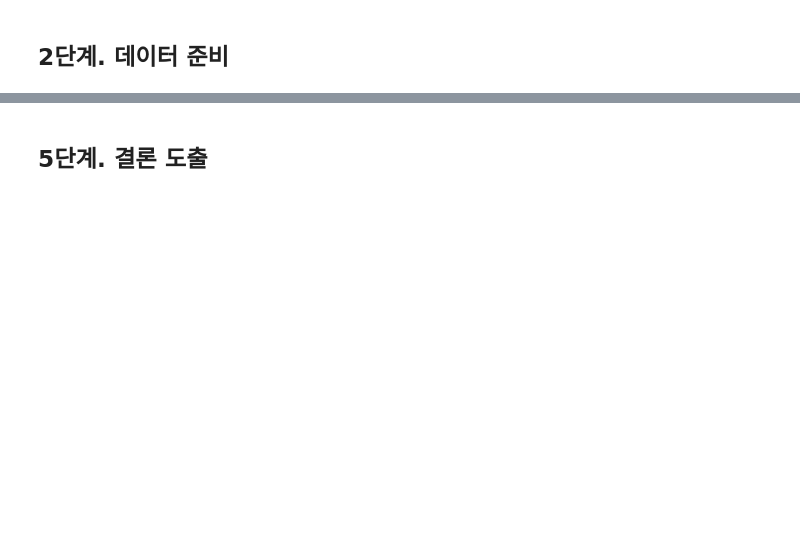
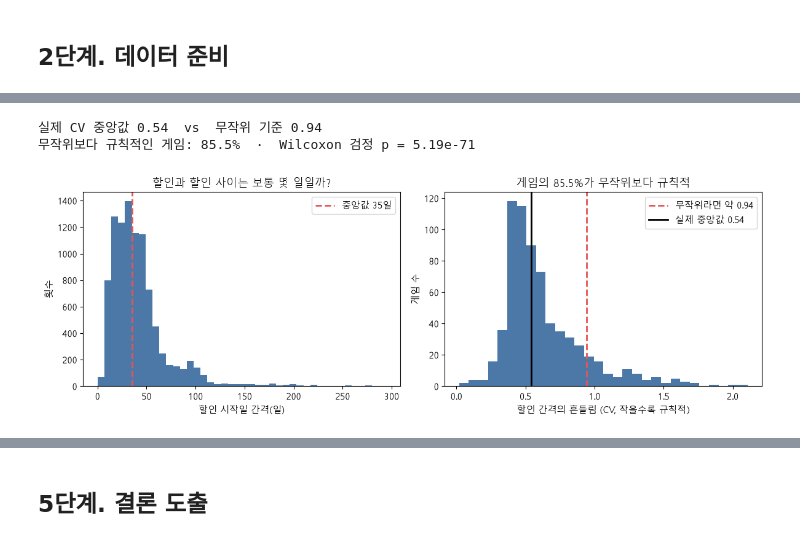
Before and after one commit to jyk222000/game-nuri, a Jupyter notebook: analysis/notebooks/01_할인패턴_예측.ipynb, the cells around one changed output, grey strips where cells are left out. Saved outputs shown, nothing was run; the diff lists cells and outputs as text; code cells hidden in the pictures; blank space fills up the shorter version.

```diff
--- a/analysis/notebooks/01_할인패턴_예측.ipynb
+++ b/analysis/notebooks/01_할인패턴_예측.ipynb
@@ -374,0 +44,8 @@ except ImportError:
+# %%
+games = pd.read_csv(ROOT / "analysis" / "game_list" / "games_1000.csv", encoding="utf-8-sig")
+games["name_ko"] = games.name_ko.fillna(games.name)
+prices = load_price_history(games.game_id.tolist())
+
+print(f"가격 이력 {len(prices):,}행 · 게임 {prices.game_id.nunique():,}개 · "
+      f"{prices.collected_at.min():%Y-%m-%d} ~ {prices.collected_at.max():%Y-%m-%d}")
+prices.head()
@@ -374,0 +94,12 @@ except ImportError:
+# %%
+MIN_EVENTS = 4   # 간격이 3개 이상 나오는 게임만 규칙성·예측 분석에 쓴다
+
+gap_rows = []
+for gid, ev in events.items():
+    if len(ev) >= MIN_EVENTS:
+        gaps = ev.start.diff().dt.days.dropna().to_numpy()                       # 할인 시작일 사이의 간격(일)
+        gap_rows.append({"game_id": gid, "n_events": len(ev), "gaps": gaps, "mean_gap": gaps.mean(),
+                         "cv": gaps.std(ddof=1) / gaps.mean()})                  # 변동계수 = 흔들림 ÷ 평균 간격
+gap_df = pd.DataFrame(gap_rows).set_index("game_id")
+print(f"간격 분석 대상 {len(gap_df):,}개 게임")
+gap_df[["n_events", "mean_gap", "cv"]].describe().round(2)
@@ -374,0 +123,29 @@ except ImportError:
+# %%
+rng = np.random.default_rng(42)
+
+@lru_cache(maxsize=None)
+def null_cv(k: int, n_sim: int = 5000) -> float:
+    """간격이 k개인 '무작위 할인'의 평균 변동계수 (시뮬레이션)"""
+    x = rng.exponential(1.0, size=(n_sim, k))
+    return float((x.std(axis=1, ddof=1) / x.mean(axis=1)).mean())
+
+gap_df["cv_null"] = [null_cv(len(g)) for g in gap_df.gaps]
+w1 = stats.wilcoxon(gap_df.cv, gap_df.cv_null, alternative="less")
+share_regular = (gap_df.cv < gap_df.cv_null).mean()
+print(f"실제 CV 중앙값 {gap_df.cv.median():.2f}  vs  무작위 기준 {gap_df.cv_null.median():.2f}")
+print(f"무작위보다 규칙적인 게임: {share_regular:.1%}  ·  Wilcoxon 검정 p = {w1.pvalue:.3g}")
+
+pooled = np.concatenate(gap_df.gaps.to_list())
+fig, ax = plt.subplots(1, 2, figsize=(12, 4.2))
+ax[0].hist(pooled, bins=np.arange(0, 300, 7), color="#4c78a8")
+ax[0].axvline(np.median(pooled), color="#e45756", ls="--", lw=2, label=f"중앙값 {np.median(pooled):.0f}일")
+ax[0].set(title="할인과 할인 사이는 보통 몇 일일까?", xlabel="할인 시작일 간격(일)", ylabel="횟수"); ax[0].legend()
+ax[1].hist(gap_df.cv, bins=30, color="#4c78a8")
+ax[1].axvline(gap_df.cv_null.median(), color="#e45756", ls="--", lw=2, label=f"무작위라면 약 {gap_df.cv_null.median():.2f}")
+ax[1].axvline(gap_df.cv.median(), color="black", lw=2, label=f"실제 중앙값 {gap_df.cv.median():.2f}")
+ax[1].set(title=f"게임의 {share_regular:.1%}가 무작위보다 규칙적", xlabel="할인 간격의 흔들림 (CV, 작을수록 규칙적)", ylabel="게임 수"); ax[1].legend()
+plt.tight_layout(); plt.show()
+# %% [output]
+실제 CV 중앙값 0.54  vs  무작위 기준 0.94
+무작위보다 규칙적인 게임: 85.5%  ·  Wilcoxon 검정 p = 5.19e-71
+[figure, added]
```
Also changed, not shown: parts of 48 cells of this notebook, 2 other files.
